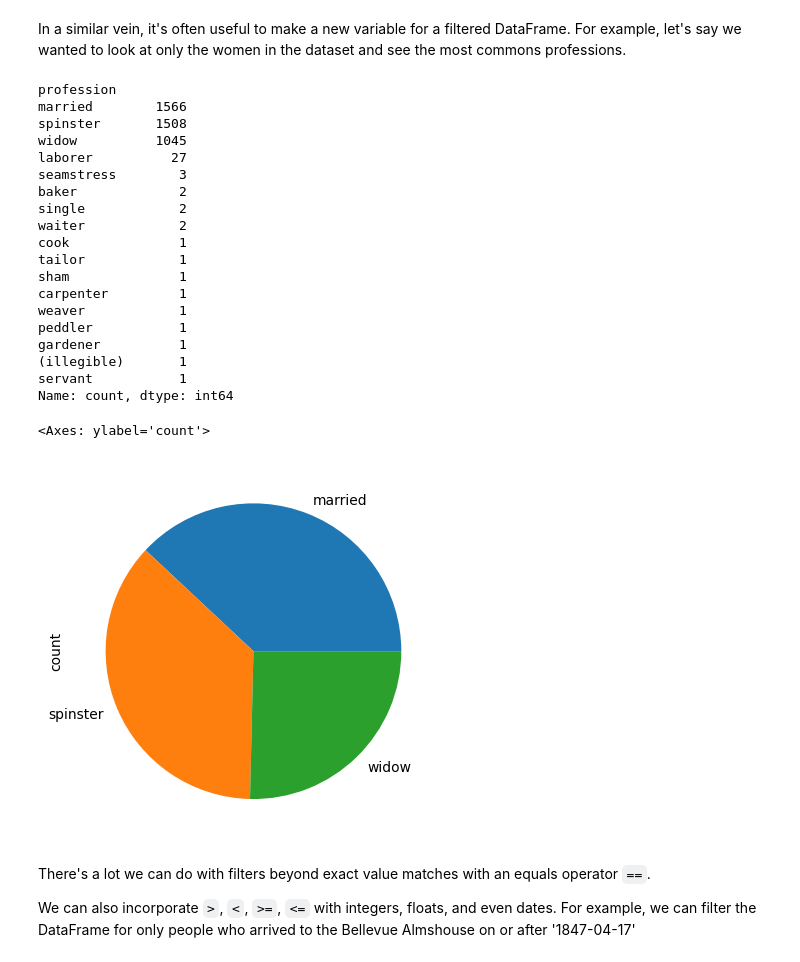
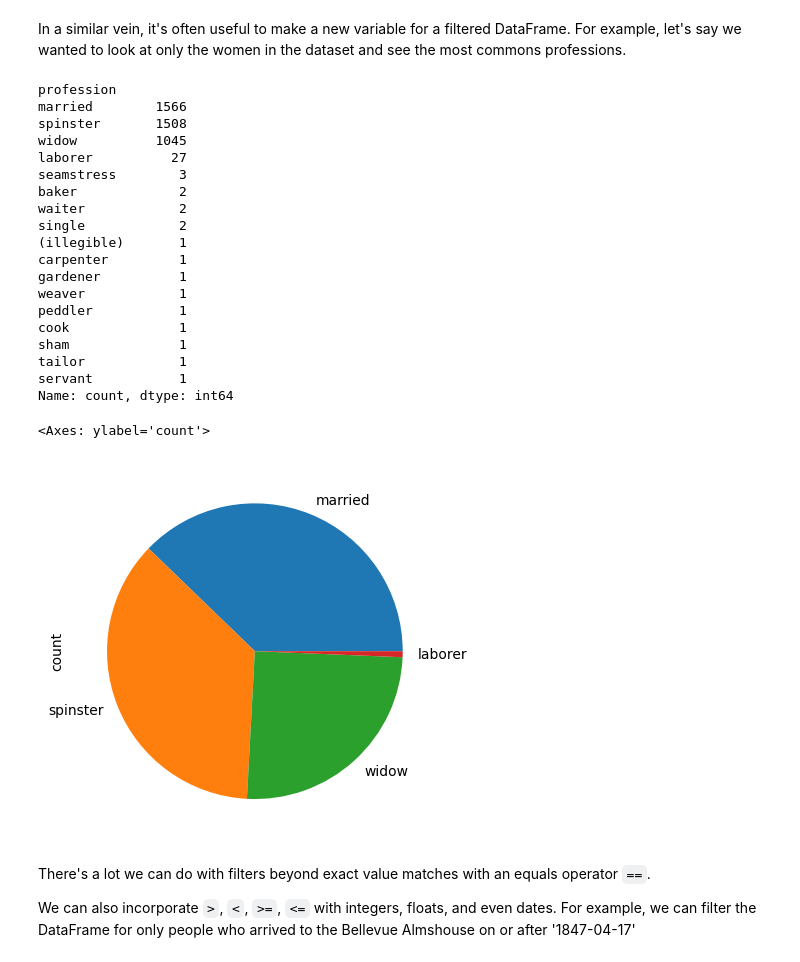
Before and after one commit to jems41/SF-2, a Jupyter notebook: class-work/week-2/pandas/01-Pandas-Basics-Part1.ipynb, the cells around one changed output. Saved outputs shown, nothing was run; the diff lists cells and outputs as text; code cells hidden in the pictures.

```diff
--- a/class-work/week-2/pandas/01-Pandas-Basics-Part1.ipynb
+++ b/class-work/week-2/pandas/01-Pandas-Basics-Part1.ipynb
@@ -63,7 +63,7 @@ pd.options.display.max_rows = 100
 # %% [markdown]
 To read in a CSV file, we will use the function `pd.read_csv()` and insert the name of our desired file path.
 # %%
-bellevue_df = pd.read_csv('bellevue_almshouse_dataset.csv', delimiter=",")
+bellevue_df = pd.read_csv('bellevue_almshouse_dataset.csv')
 # %% [markdown]
 This creates a pandas [DataFrame object](https://pandas.pydata.org/pandas-docs/stable/user_guide/dsintro.html#dataframe) — often abbreviated as **df**, e.g., **bellevue_df**. A DataFrame looks and acts a lot like a spreadsheet. But it has special powers and functions that we will discuss in the next few lessons.
 
@@ -535,24 +581,24 @@ widow          1045
 laborer          27
 seamstress        3
 baker             2
+waiter            2
 single            2
-waiter            2
-cook              1
-tailor            1
-sham              1
+(illegible)       1
 carpenter         1
+gardener          1
 weaver            1
 peddler           1
-gardener          1
-(illegible)       1
+cook              1
+sham              1
+tailor            1
 servant           1
 Name: count, dtype: int64
 # %%
 # Plot the top 3 professions of women as a pie chart
-bellevue_women['profession'].value_counts()[:3].plot(kind='pie')
+bellevue_women['profession'].value_counts()[:4].plot(kind='pie')
 # %% [output]
 <Axes: ylabel='count'>
-[figure, old version]
+[figure, new version]
 # %% [markdown]
 There's a lot we can do with filters beyond exact value matches with an equals operator `==`.
 
```
Also changed, not shown: parts of 10 cells of this notebook, 18 other files.
